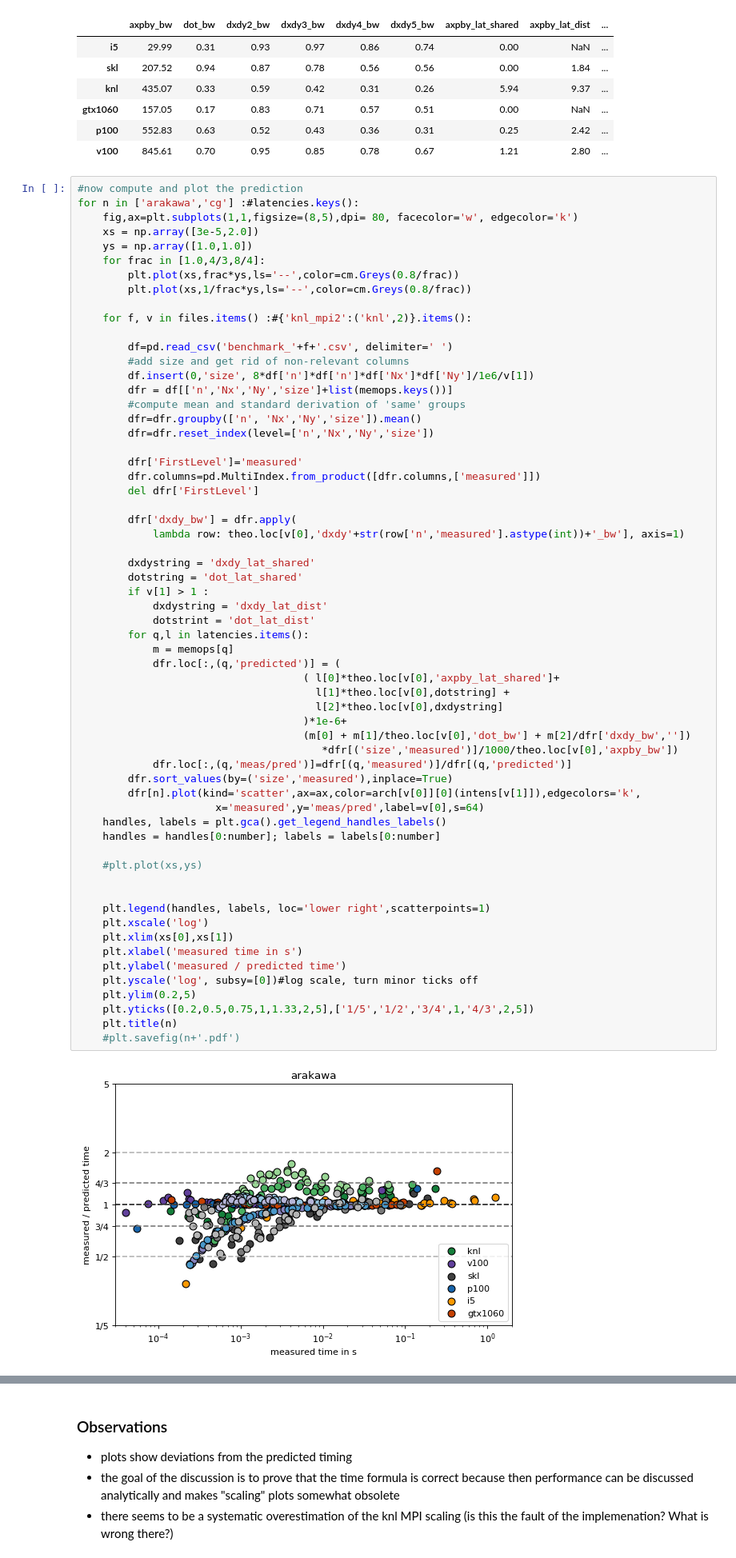
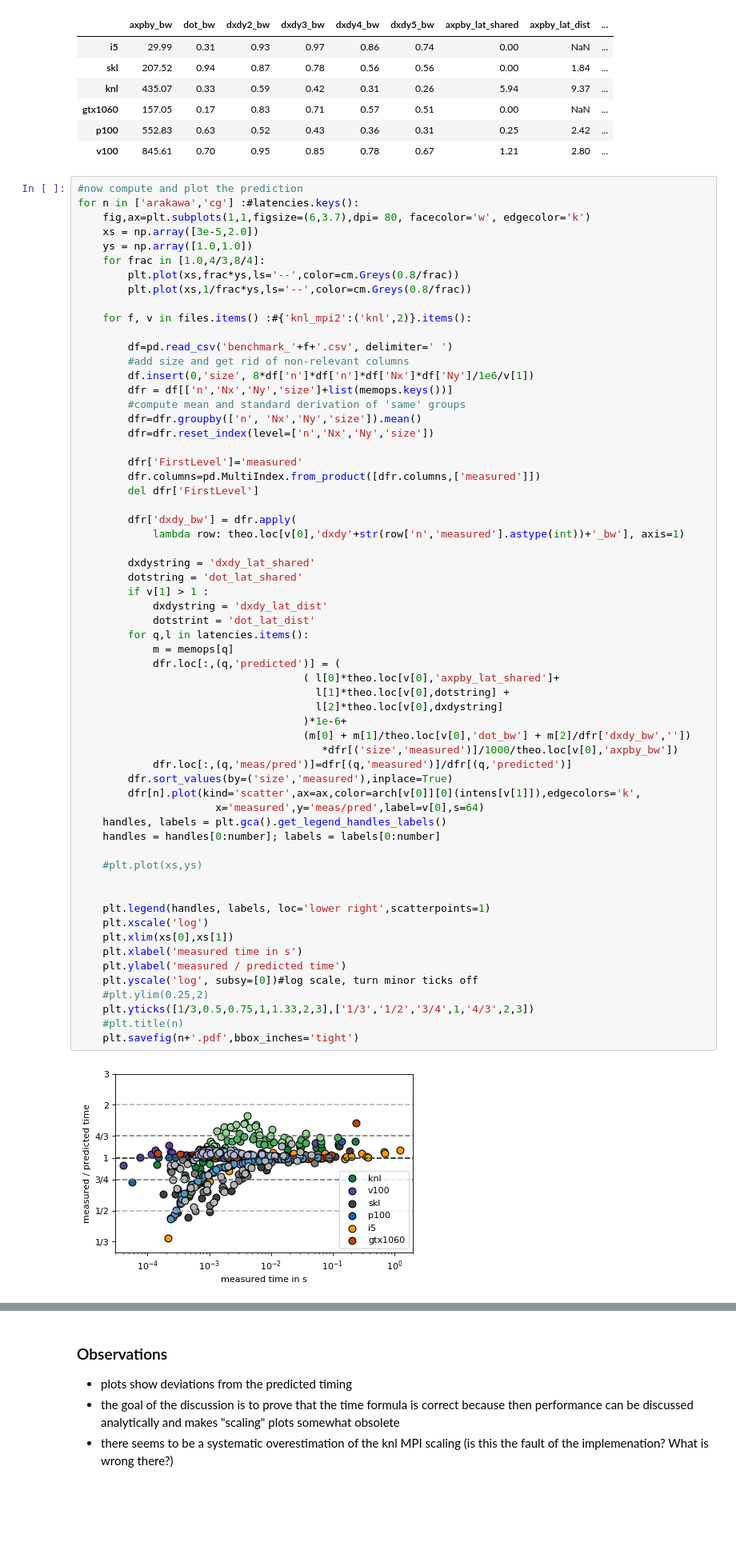
Before and after one commit to mwiesenberger/performance, a Jupyter notebook: 5-prediction.ipynb, the cells around one changed output, grey strips where cells are left out. Shown at 80% size. Drawn from its saved outputs; the diff is of its cells as text; blank space fills up the shorter version.

```diff
--- a/5-prediction.ipynb
+++ b/5-prediction.ipynb
@@ -65,7 +65,7 @@ theo
 # %%
 #now compute and plot the prediction
 for n in ['arakawa','cg'] :#latencies.keys():
-    fig,ax=plt.subplots(1,1,figsize=(8,5),dpi= 80, facecolor='w', edgecolor='k')
+    fig,ax=plt.subplots(1,1,figsize=(6,3.7),dpi= 80, facecolor='w', edgecolor='k')
     xs = np.array([3e-5,2.0])
     ys = np.array([1.0,1.0])
     for frac in [1.0,4/3,8/4]:
@@ -93,35 +93,35 @@ for n in ['arakawa','cg'] :#latencies.keys():
         dotstring = 'dot_lat_shared'
         if v[1] > 1 :
             dxdystring = 'dxdy_lat_dist'
             dotstrint = 'dot_lat_dist'
         for q,l in latencies.items():
             m = memops[q]
             dfr.loc[:,(q,'predicted')] = (
                                     ( l[0]*theo.loc[v[0],'axpby_lat_shared']+
                                       l[1]*theo.loc[v[0],dotstring] +
                                       l[2]*theo.loc[v[0],dxdystring]
                                     )*1e-6+
                                     (m[0] + m[1]/theo.loc[v[0],'dot_bw'] + m[2]/dfr['dxdy_bw',''])
                                        *dfr[('size','measured')]/1000/theo.loc[v[0],'axpby_bw'])
             dfr.loc[:,(q,'meas/pred')]=dfr[(q,'measured')]/dfr[(q,'predicted')]
         dfr.sort_values(by=('size','measured'),inplace=True)
         dfr[n].plot(kind='scatter',ax=ax,color=arch[v[0]][0](intens[v[1]]),edgecolors='k',
                       x='measured',y='meas/pred',label=v[0],s=64)
     handles, labels = plt.gca().get_legend_handles_labels()
     handles = handles[0:number]; labels = labels[0:number]
 
     #plt.plot(xs,ys)
 
 
     plt.legend(handles, labels, loc='lower right',scatterpoints=1)
     plt.xscale('log')
     plt.xlim(xs[0],xs[1])
     plt.xlabel('measured time in s')
     plt.ylabel('measured / predicted time')
     plt.yscale('log', subsy=[0])#log scale, turn minor ticks off
-    plt.ylim(0.2,5)
-    plt.yticks([0.2,0.5,0.75,1,1.33,2,5],['1/5','1/2','3/4',1,'4/3',2,5])
-    plt.title(n)
-    #plt.savefig(n+'.pdf')
+    #plt.ylim(0.25,2)
+    plt.yticks([1/3,0.5,0.75,1,1.33,2,3],['1/3','1/2','3/4',1,'4/3',2,3])
+    #plt.title(n)
+    plt.savefig(n+'.pdf',bbox_inches='tight')
 # %% [output]
-[figure, old version]
+[figure, new version]
```
Also changed, not shown: parts of 1 cell of this notebook, 3 other files.
